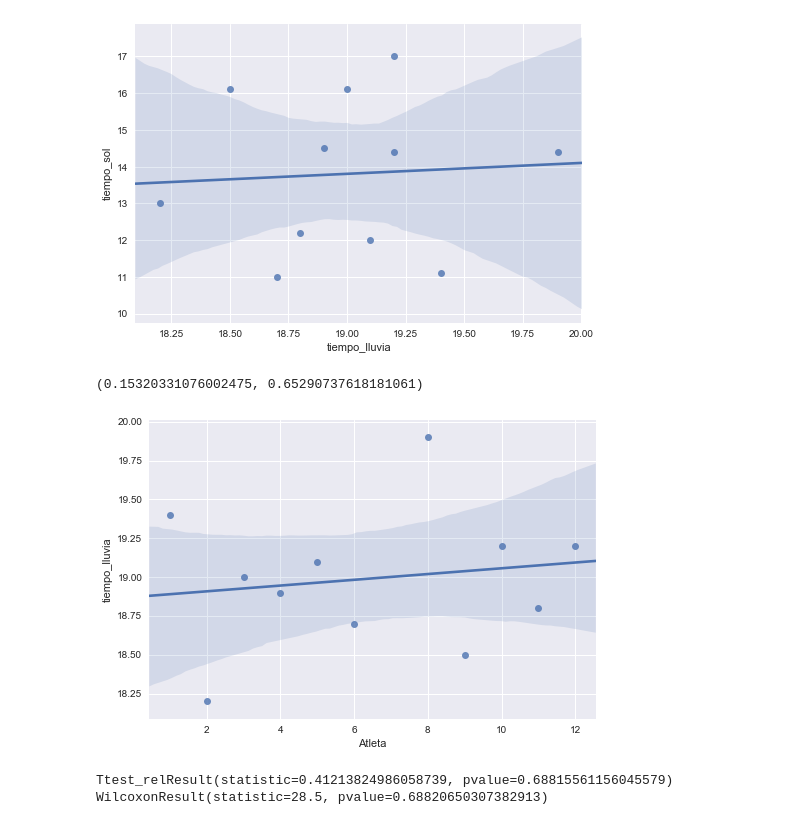
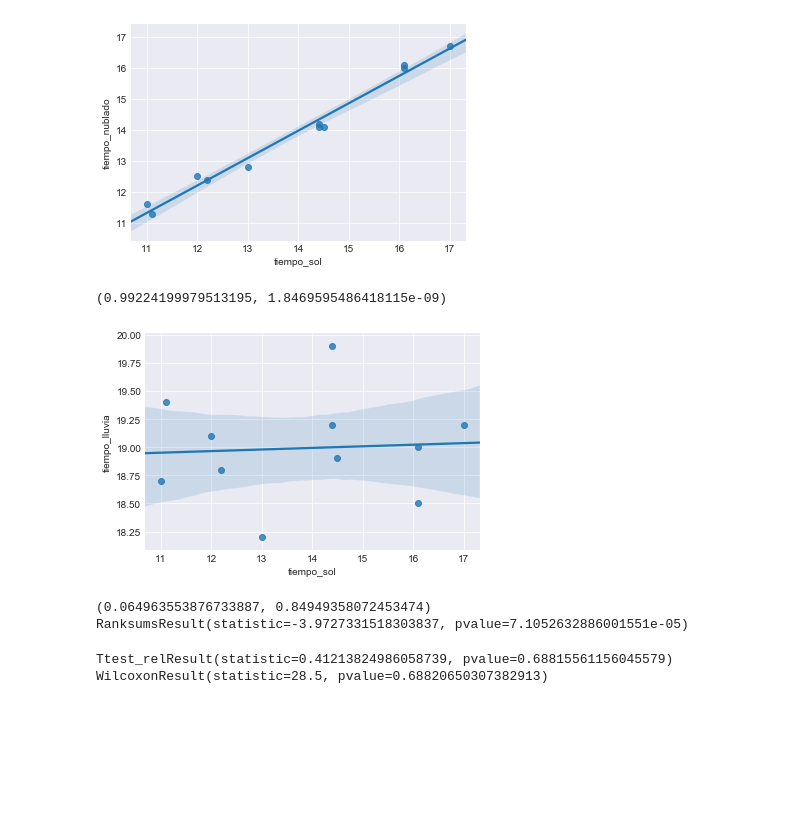
Before and after one commit to lucasputer/CienciaDeDatos, a Jupyter notebook: tp1/tp1.ipynb, the cells around one changed output. Drawn from its saved outputs; the diff is of its cells as text; code cells hidden in the pictures; blank space fills up the shorter version.

Commit message:
[WIP] Tests lluvia

```diff
--- a/tp1/tp1.ipynb
+++ b/tp1/tp1.ipynb
@@ -97,17 +97,56 @@ sns.plt.show()
-# %%
-# Respuesta a : Si sirve de algo entrenar en lluvia
-
-df2 = df[df['tiempo_lluvia'] < LLUVIA_LIMIT]
-
-sns.regplot(x=df2['tiempo_lluvia'], y=df2['tiempo_sol'])
-sns.plt.show()
-
-# No hay correlacion entre la performance en lluvia y la performance en dias soleados
-# Esto puede deberse a que todos tiene casi la misma performance en lluvia
-# %% [output]
-[figure, removed]
-(0.15320331076002475, 0.65290737618181061)
-[figure, removed]
+# %%
+# Respuesta a : Si sirve de algo entrenar en lluvia
+
+# Observacion: interpretamos que "sirve" entrenar con lluvia si los atletas pueden "rendir" en la lluvia
+# de manera acorde a su capacidad en otras condiciones.
+
+# Sacamos el outlier de tiempo_lluvia
+df2 = df[df['tiempo_lluvia'] < LLUVIA_LIMIT]
+
+# Ver 1: los atletas rinden acordemente bajo sol a cuando hay cielo nublado.
+# Esto es importante porque podria ser que los atletas rindan muy bien debido al sol,
+# y que lo raro sea como rinden en buenas condiciones climaticas. Pero si rinden parecido bajo sol y nublado
+# pero de manera distinta bajo lluvia, el problema seria la lluvia.
+
+# Ver 1.1: cuando esta nublado, los datos varian de forma similar a cuando hay sol
+
+sns.regplot(x=df2['tiempo_sol'], y=df2['tiempo_nublado'])
+sns.plt.show()
+
+# Ver 1.2: hay una correlacion lineal alta entre los datos de cielo nublado y soleado
+
+print(stats.pearsonr(df2['tiempo_sol'],df2['tiempo_nublado']))
+
+# Ver 2: los atletas no rinden acordemente bajo sol a cuando llueve
+
+# Ver 2.1: predecir el rendimiento de los atletas segun los datos de los dias que llueve
+# produce malos estimadores para los dias soleados
+
+sns.regplot(x=df2['tiempo_sol'], y=df2['tiempo_lluvia'])
+sns.plt.show()
+
+# Ver 2.2: la correlacion lineal es muy baja si comparamos los dias que llueve a los dias soleados
+
+print(stats.pearsonr(df2['tiempo_sol'],df2['tiempo_lluvia']))
+
+# Ver 2.3: segun el test 'Wilcoxon rank-sum', es poco probable que las muestras vengan de la misma distribucion
+
+print(stats.ranksums(df2['tiempo_sol'],df2['tiempo_lluvia']))
+
+# Explicacion: este test toma como Hipotesis nula que las dos muestras vienen de una misma distribucion.
+# Como podemos ver, el p-valor obtenido es increiblemente bajo. Lo que quiere decir que es altamente
+# probable que la hipotesis nula sea falsa.
+
+
+
+# Conclusion: cuando llueve, los atletas no parecen rendir acordemente a sus capacidades en otras condiciones. Por lo tanto,
+# bajo nuestra interpretacion y las estimaciones obtenidas, entrenar bajo lluvia no sirve.
+# %% [output]
+[figure, added]
+(0.99224199979513195, 1.8469595486418115e-09)
+[figure, added]
+(0.064963553876733887, 0.84949358072453474)
+RanksumsResult(statistic=-3.9727331518303837, pvalue=7.1052632886001551e-05)
 # %%
 # RTA a : El cielo nublado no influye en los tiempos de los atletas.
 
```
Also changed, not shown: parts of 4 cells of this notebook.
